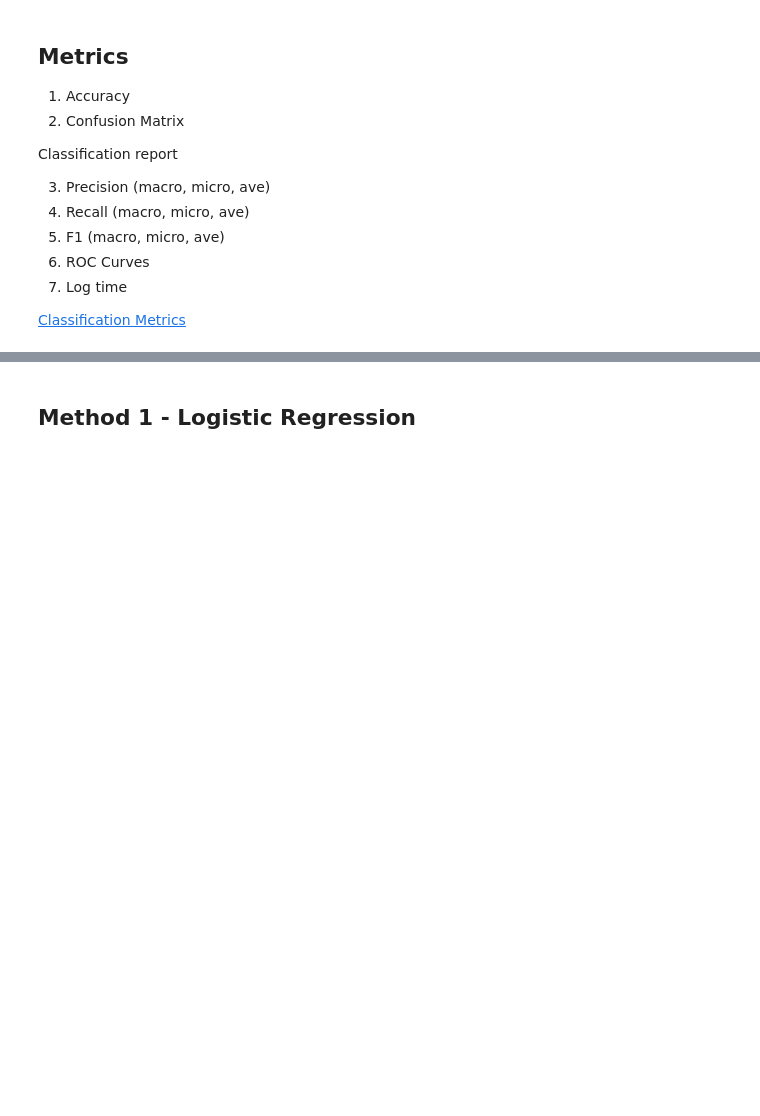
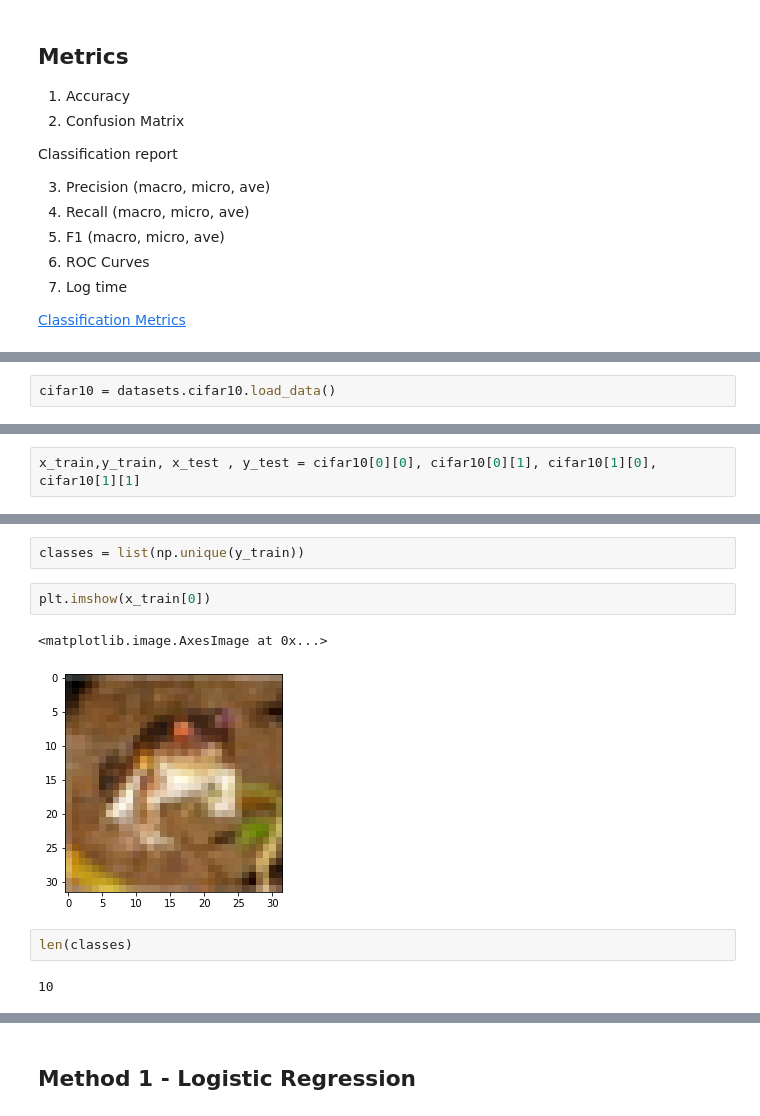
Before and after one commit to tanmaygadgil/cifar-ml, a Jupyter notebook: CIFAR-ML.ipynb, the cells around one changed output, grey strips where cells are left out. Drawn from its saved outputs; the diff is of its cells as text; blank space fills up the shorter version.

```diff
--- a/CIFAR-ML.ipynb
+++ b/CIFAR-ML.ipynb
@@ -40,0 +51,2 @@ Classification report
+# %%
+cifar10 = datasets.cifar10.load_data()
@@ -40,0 +61,2 @@ Classification report
+# %%
+x_train,y_train, x_test , y_test = cifar10[0][0], cifar10[0][1], cifar10[1][0], cifar10[1][1]
@@ -40,0 +73,11 @@ Classification report
+# %%
+classes = list(np.unique(y_train))
+# %%
+plt.imshow(x_train[0])
+# %% [output]
+<matplotlib.image.AxesImage at 0x...>
+[figure, added]
+# %%
+len(classes)
+# %% [output]
+10
```
Also changed, not shown: parts of 44 cells of this notebook.
